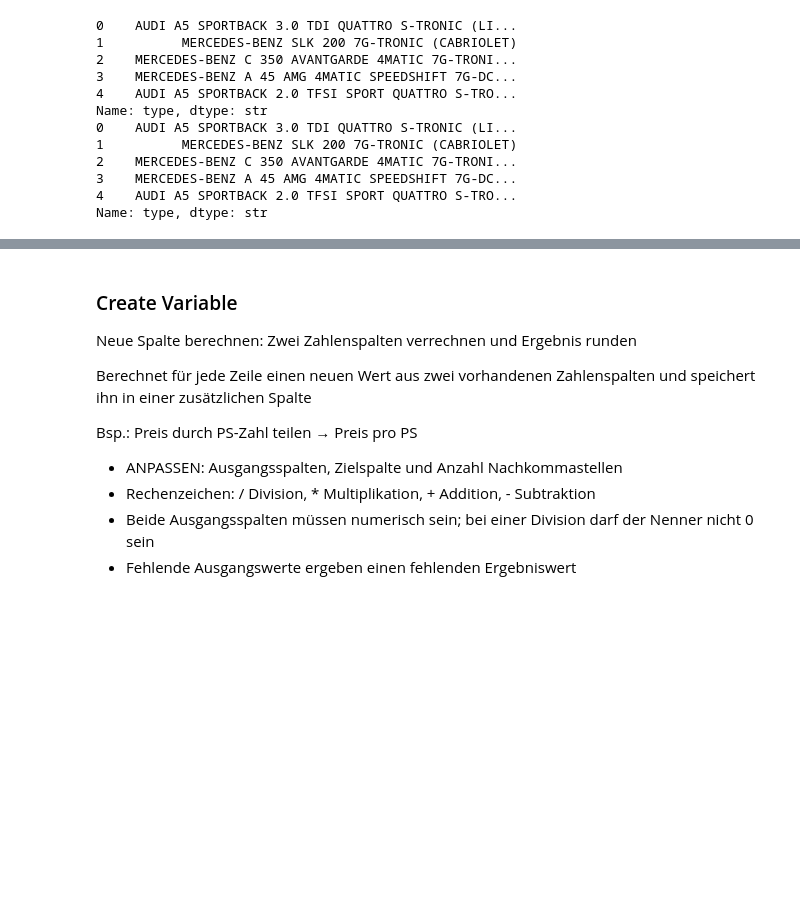
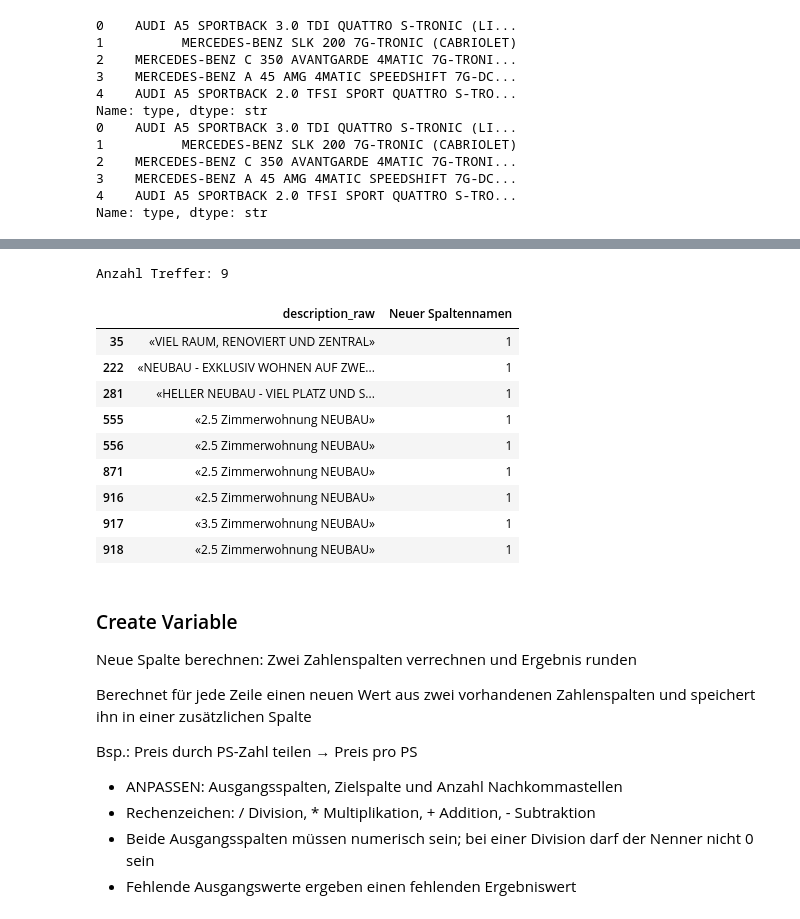
Before and after one commit to pyrat12/DS_HS2026_LNW, a Jupyter notebook: DS_HS2026_LNW_I_Examples/AP02/AP02 V4 Data Preparation/AP02 V4 DP Spick.ipynb, the cells around one changed output, grey strips where cells are left out. Drawn from its saved outputs; the diff is of its cells as text; code cells hidden in the pictures; blank space fills up the shorter version.

```diff
--- a/DS_HS2026_LNW_I_Examples/AP02/AP02 V4 Data Preparation/AP02 V4 DP Spick.ipynb
+++ b/DS_HS2026_LNW_I_Examples/AP02/AP02 V4 Data Preparation/AP02 V4 DP Spick.ipynb
@@ -1101,26 +1169,37 @@ Prüft jede Zeile auf mind. einen Suchbegriff und speichert eine 1 bei einem Tre
 # %%
 # Create a search pattern
 pattern = 'RENOVIERT|SANIERT|NEUBAU'                                            #Suchbegriffe festlegen; | bedeutet ODER – ein passender Begriff genügt
 
 # Create a binary (0/1) variable
-df_apartments['Neuer Spaltennamen'] = df_apartments['description_raw'].str.contains(pat=pattern, na=False).astype(int)
+df_dpspick_apartments['Neuer Spaltennamen'] = df_dpspick_apartments['description_raw'].str.contains(pat=pattern, na=False).astype(int)
                                                                                 #Text jeder Zeile prüfen und Ergebnis in match speichern
                                                                                 #str.contains(): gesuchter Begriff enthalten → True, sonst False
                                                                                 #astype(int): True → 1, False → 0; na=False: fehlender Text → kein Treffer
 # Count matching rows
-print("Anzahl Treffer:", df_apartments['Neuer Spaltennamen'].sum())                          #Einsen addieren: Jede passende Zeile zählt einmal
+print("Anzahl Treffer:", df_dpspick_apartments['Neuer Spaltennamen'].sum())     #Einsen addieren: Jede passende Zeile zählt einmal
 
 # Show matching rows
-df_apartments[['description_raw', 'Neuer Spaltennamen']].loc[df_apartments['Neuer Spaltennamen'] == 1]
+df_dpspick_apartments[['description_raw', 'Neuer Spaltennamen']].loc[df_dpspick_apartments['Neuer Spaltennamen'] == 1]
                                                                                 #Ausgangstext und Markierung nur für Treffer anzeigen
                                                                                 #[[...]]: Spalten auswählen; .loc[...]: Zeilen mit match == 1 behalten
 
 #ANPASSEN: Suchbegriffe in pattern
 #ANPASSEN: description_raw an deine Spalte (die alte Spalte!)
 #ANPASSEN: Neuer Spaltenname an den gewünschten Zielspaltennamen
-#ANPASSEN: df überall, falls deine Tabelle anders heisst
 #OPTIONAL: Weitere Spalten in der Anzeige ergänzen, bspw. df[['description_raw', 'rooms', 'area', 'price', 'match']].loc[df['match'] == 1]
 #OPTIONAL: Gross-/Kleinschreibung ignorieren → str.contains(pat=pattern, case=False, na=False)
+# %% [output]
+Anzahl Treffer: 9
+|  | description_raw | Neuer Spaltennamen |
+| 35 | «VIEL RAUM, RENOVIERT UND ZENTRAL» | 1 |
+| 222 | «NEUBAU - EXKLUSIV WOHNEN AUF ZWE... | 1 |
+| 281 | «HELLER NEUBAU - VIEL PLATZ UND S... | 1 |
+| 555 | «2.5 Zimmerwohnung NEUBAU» | 1 |
+| 556 | «2.5 Zimmerwohnung NEUBAU» | 1 |
+| 871 | «2.5 Zimmerwohnung NEUBAU» | 1 |
+| 916 | «2.5 Zimmerwohnung NEUBAU» | 1 |
+| 917 | «3.5 Zimmerwohnung NEUBAU» | 1 |
+| 918 | «2.5 Zimmerwohnung NEUBAU» | 1 |
 # %% [markdown]
 ### Create Variable
 Neue Spalte berechnen: Zwei Zahlenspalten verrechnen und Ergebnis runden
```
Also changed, not shown: parts of 13 cells of this notebook, 2 other files.
